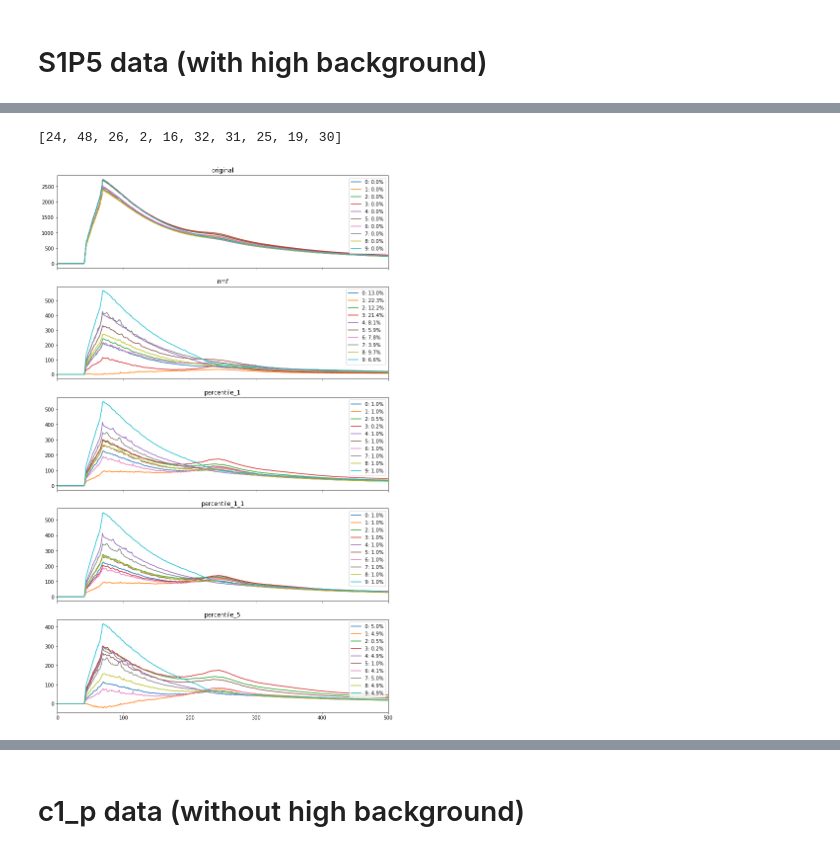
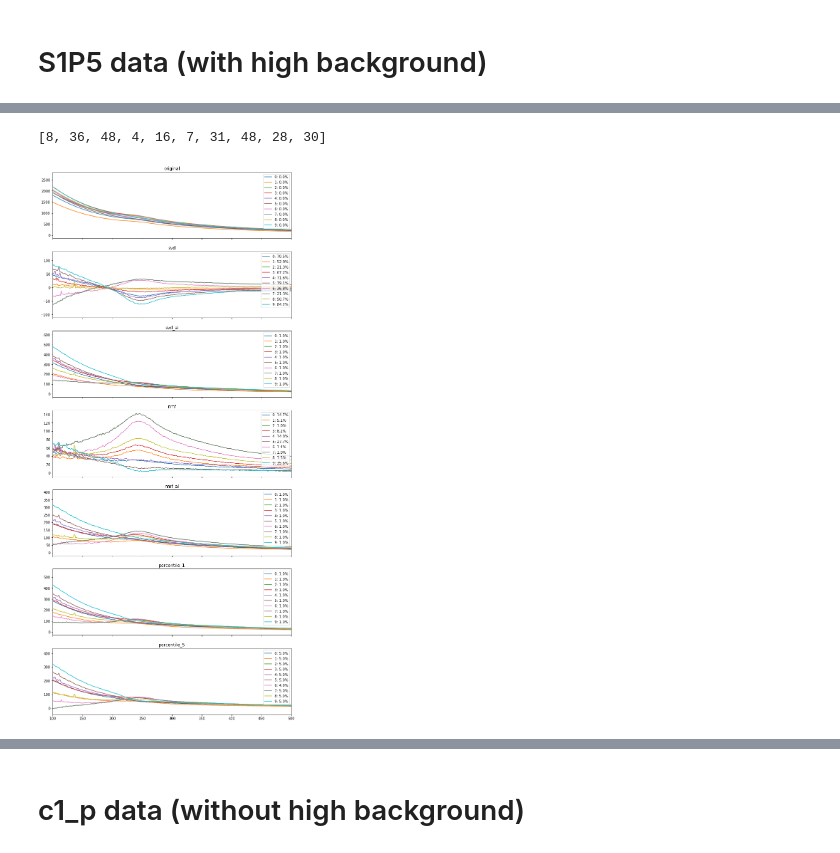
Before and after one commit to marinegor/still-utils, a Jupyter notebook: testing.ipynb, the cells around one changed output, grey strips where cells are left out. Cells and saved outputs as stored; diff of their text form; code cells hidden in the pictures.

Commit message:
Add notebook with plots for alpha-based subtraction

```diff
--- a/testing.ipynb
+++ b/testing.ipynb
@@ -112,6 +123,0 @@ svd = SVDDenoiser()
-# %%
-%%time
-
-s1p5_percentile_5 = PercentileDenoiser(alpha=5e-2).denoise(s1p5, center=(720, 710), radius=55)
-s1p5_percentile_1 = PercentileDenoiser(alpha=1e-2).denoise(s1p5, center=(720, 710), radius=55)
-s1p5_percentile_01 = PercentileDenoiser(alpha=1e-3).denoise(s1p5, center=(720, 710), radius=55)
@@ -121,5 +124,5 @@ Wall time: 1min 54s
 # %%
 %%time
 
-s1p5_percentile_1_1 = PercentileDenoiser(alpha=1e-2).denoise(s1p5_percentile_1, center=(720, 710), radius=55)
+s1p5_svd_alpha = SVDDenoiser().transform(s1p5, center=(720, 710), radius=55, alpha=1e-2)
 # %% [output]
@@ -128,4 +130,0 @@ Wall time: 17.2 s
-# %%
-%%time
-
-s1p5_nmf = nmf.denoise(s1p5, center=(720, 710), radius=55)
@@ -135,4 +130,0 @@ Wall time: 3min 31s
-# %%
-%%time
-
-s1p5_svd = svd.denoise(s1p5, center=(720, 710), radius=55)
@@ -155,41 +162,41 @@ def plot_sample_profiles(images, seed=None, size=10, center=(720, 710), limit=No
         limit = len(radial_profile(arrs[0]))
 
     arrs_idx = list(range(arrs[0].shape[0]))
 
     samples = [random.choice(arrs_idx) for _ in range(size)]
     print(samples)
     samples = [[arrs[i][idx] for i in range(n_arrs)] for idx in samples]
 
     fix, axs = plt.subplots(n_arrs, 1, sharex=True, sharey=False)
 
     for ax_id in range(n_arrs):
         for arr_id in range(size):
             arr = samples[arr_id][ax_id]
             axs[ax_id].plot(radial_profile(arr),
                             label=f'{arr_id}: {calc_zero_percentage(arr)*100:.1f}%',
                            )
         if labels is not None:
             axs[ax_id].set_title(labels[ax_id])
-        axs[ax_id].set_xlim((0, limit))
+        axs[ax_id].set_xlim((*limit))
         axs[ax_id].legend(loc=1)
 
     plt.rcParams['figure.figsize'] = orig_size
 
 
 data = {
-    'original':s1p5_m,
-#     'svd':s1p5_svd,
+    'original':s1p5,
+    'svd':s1p5_svd,
+    'svd_al':s1p5_svd_alpha,
     'nmf':s1p5_nmf,
+    'nmf_al':s1p5_nmf_alpha,
     'percentile_1':s1p5_percentile_1,
-    'percentile_1_1':s1p5_percentile_1_1,
-#     'percentile_01':s1p5_percentile_01,
     'percentile_5':s1p5_percentile_5,
 }
 
-plot_sample_profiles(images=data, seed=0, limit=500)
+plot_sample_profiles(images=data, seed=1, limit=(100,500))
 # %% [output]
-[24, 48, 26, 2, 16, 32, 31, 25, 19, 30]
+[8, 36, 48, 4, 16, 7, 31, 48, 28, 30]
-[figure, old version]
+[figure, new version]
 # %%
 def plot_sample_images(images,
                        size=5,
```
Also changed, not shown: parts of 26 cells of this notebook.
